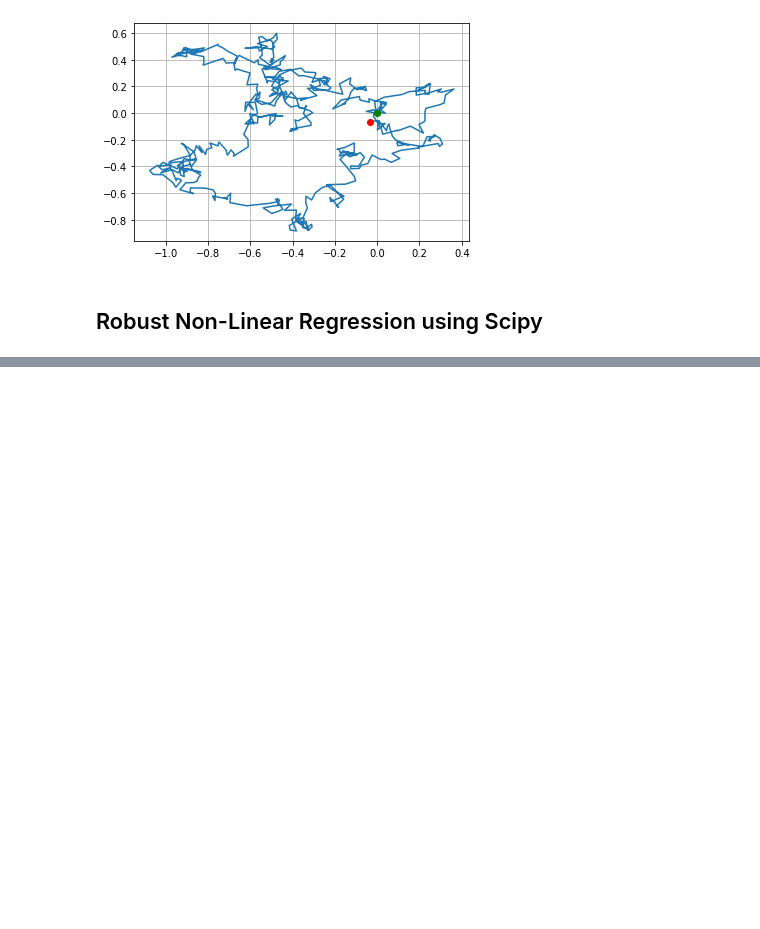
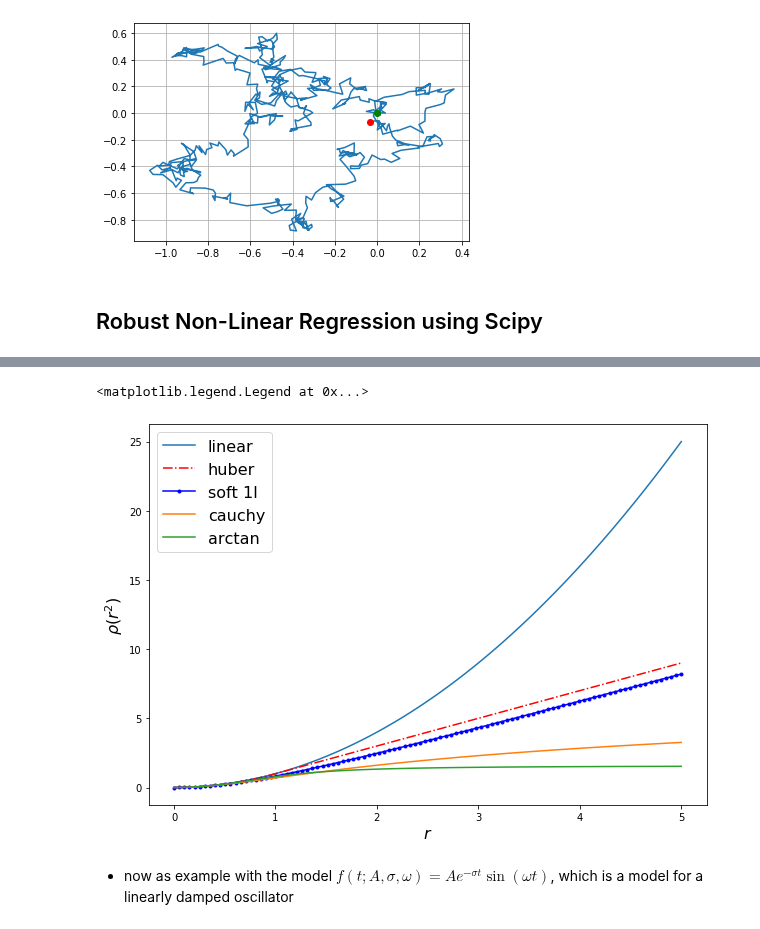
Before and after one commit to Tomkaehst/PhasorFLIM, a Jupyter notebook: Jupyter Notebooks/ODE_Examples.ipynb, the cells around one changed output, grey strips where cells are left out. Saved outputs shown, nothing was run; the diff lists cells and outputs as text; code cells hidden in the pictures; blank space fills up the shorter version.

Commit message:
Added more examples for ODE solving with scipy. Not really getting it. Some weird display errors started happening. Now continuing on the MacBook to exclude some Ubuntu weirdness.

```diff
--- a/Jupyter Notebooks/ODE_Examples.ipynb
+++ b/Jupyter Notebooks/ODE_Examples.ipynb
@@ -357,0 +371,36 @@ $$\frac{1}{2} \sum_{i = 1}^{n} (a - x)^2 \rightarrow \min_{x}$$
+# %%
+## Overview plot of loss functions
+import numpy as np
+import matplotlib.pyplot as plt
+%matplotlib inline
+from matplotlib import rcParams
+rcParams['figure.figsize'] = (10, 7)
+rcParams['legend.fontsize']  = 16
+rcParams['axes.labelsize'] = 16
+# %%
+r = np.linspace(0, 5, 100)
+
+linear = r**2
+
+huber = r**2
+huber[huber > 1] = 2 * r[huber > 1] - 1
+
+soft_l1 = 2 * (np.sqrt(1 + r**2) - 1)
+
+cauchy = np.log1p(r**2)
+
+arctan = np.arctan(r**2)
+# %%
+plt.plot(r, linear, label = 'linear')
+plt.plot(r, huber, 'r-.', label = 'huber')
+plt.plot(r, soft_l1, 'b.-', label = 'soft 1l')
+plt.plot(r, cauchy, label = 'cauchy')
+plt.plot(r, arctan, label = 'arctan')
+plt.xlabel('$r$')
+plt.ylabel(r'$\rho(r^2)$')
+plt.legend(loc = 'best')
+# %% [output]
+<matplotlib.legend.Legend at 0x...>
+[figure, added]
+# %% [markdown]
+- now as example with the model $f(t; A, \sigma, \omega) = A e^{- \sigma t} \sin(\omega t)$, which is a model for a linearly damped oscillator
```
Also changed, not shown: parts of 16 cells of this notebook, 1 other file.
